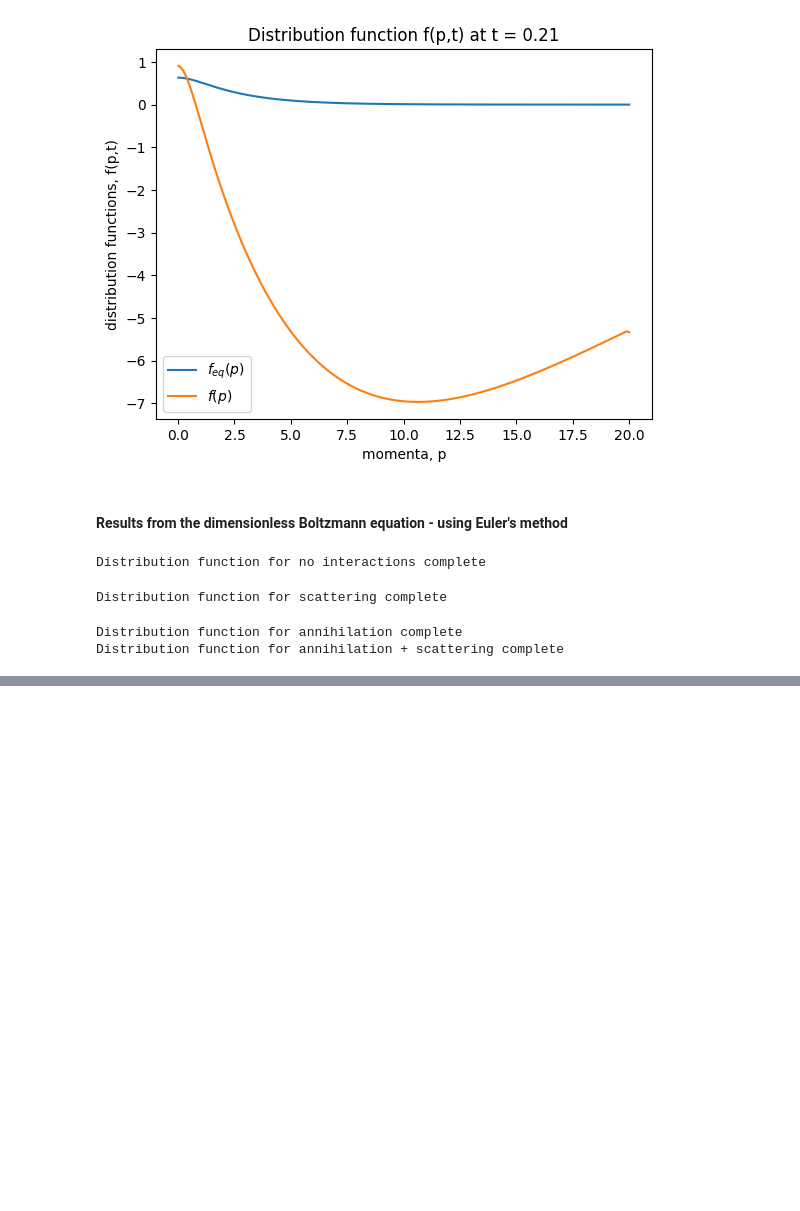
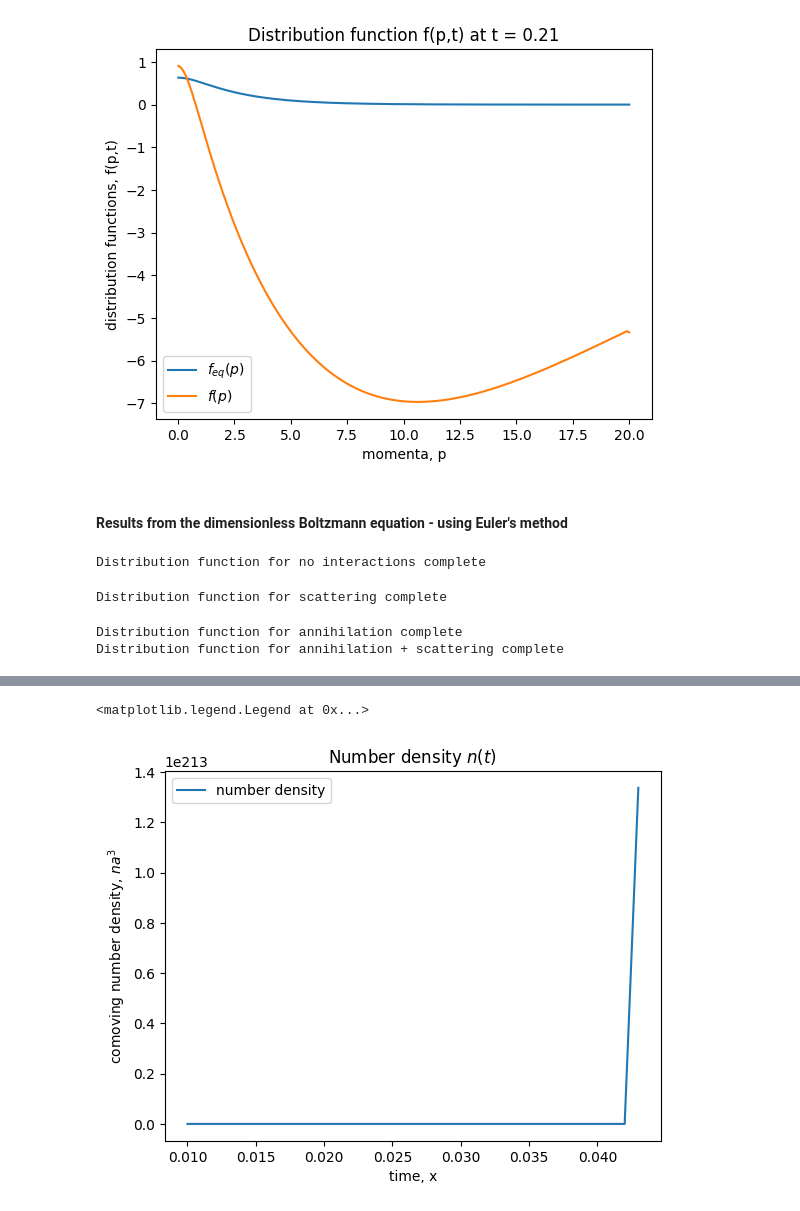
Before and after one commit to TobiasWasheim/master_thesis, a Jupyter notebook: data.ipynb, the cells around one changed output, grey strips where cells are left out. Drawn from its saved outputs; the diff is of its cells as text; code cells hidden in the pictures; blank space fills up the shorter version.

```diff
--- a/data.ipynb
+++ b/data.ipynb
@@ -152,0 +183,23 @@ ax[1,1].legend()
+# %%
+# For each column we have different f(p,t=const) values.
+
+
+n = []
+#print(ys)
+# print([fs_scatter_3[j][1] for j in range(len(fs_scatter_3))])
+for i in range(len(fs_scatter_3[0])):
+    # compute all distribution function values at t = const
+    fs = [ys[j] * ys[j] *fs_scatter_3[j][i] for j in range(len(fs_scatter_3))]
+
+    n.append(s_v2.integrate(fs,ys))
+#print(n)
+
+plt.plot(xs,n, label = "number density")
+plt.xlabel("time, x")
+plt.ylabel(r"comoving number density, $na^3$")
+plt.title(r"Number density $n(t)$")
+
+plt.legend()
+# %% [output]
+<matplotlib.legend.Legend at 0x...>
+[figure, added]
```
Also changed, not shown: parts of 6 cells of this notebook.
